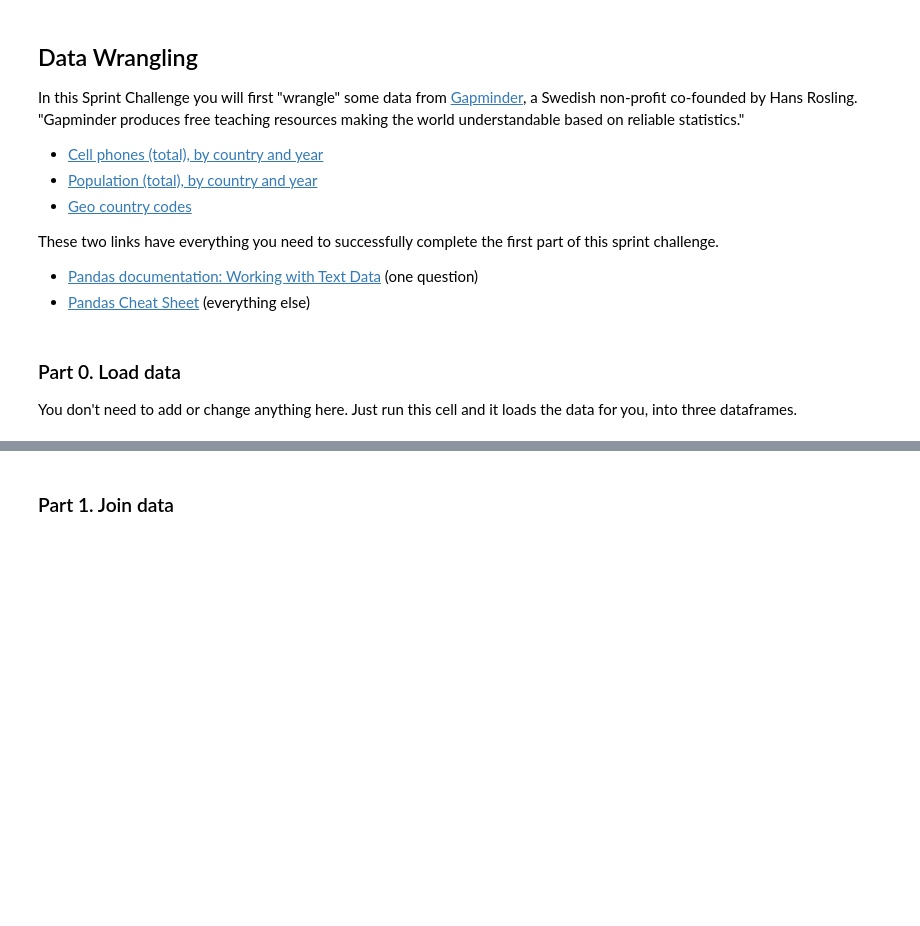
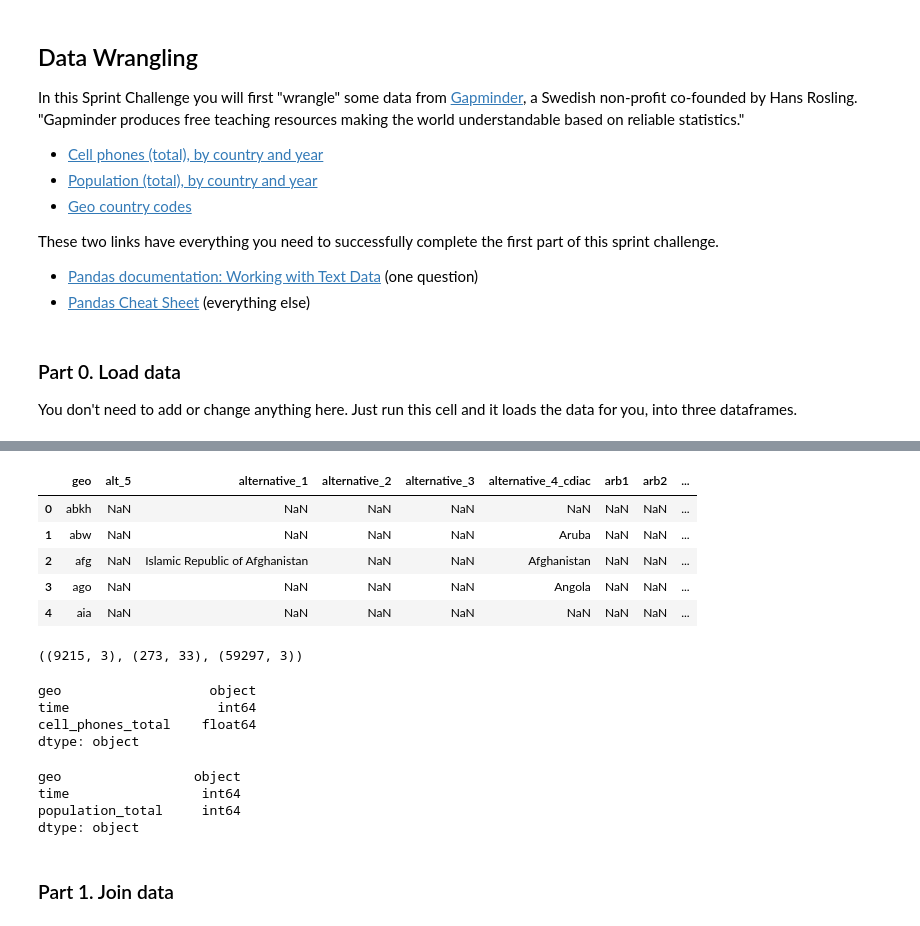
Before and after one commit to AndrewMarksArt/AndrewMarksArt.github.io, a Jupyter notebook: DS_Unit_1_Sprint_Challenge_2_Data_Wrangling_and_Storytelling.ipynb, the cells around one changed output, grey strips where cells are left out. Cells and saved outputs as stored; diff of their text form; code cells hidden in the pictures; blank space fills up the shorter version.

```diff
--- a/DS_Unit_1_Sprint_Challenge_2_Data_Wrangling_and_Storytelling.ipynb
+++ b/DS_Unit_1_Sprint_Challenge_2_Data_Wrangling_and_Storytelling.ipynb
@@ -33,3 +51,30 @@ geo_country_codes = (pd.read_csv('https://raw.githubusercontent.com/open-numbers
+# %%
+geo_country_codes.head() # explore geo_country_codes df
+# %% [output]
+|  | geo | alt_5 | alternative_1 | alternative_2 | alternative_3 | alternative_4_cdiac | arb1 | arb2 | ... |
+| 0 | abkh | NaN | NaN | NaN | NaN | NaN | NaN | NaN | ... |
+| 1 | abw | NaN | NaN | NaN | NaN | Aruba | NaN | NaN | ... |
+| 2 | afg | NaN | Islamic Republic of Afghanistan | NaN | NaN | Afghanistan | NaN | NaN | ... |
+| 3 | ago | NaN | NaN | NaN | NaN | Angola | NaN | NaN | ... |
+| 4 | aia | NaN | NaN | NaN | NaN | NaN | NaN | NaN | ... |
+# %%
+cell_phones.shape, geo_country_codes.shape, population.shape # look at the shape of all df's
+# %% [output]
+((9215, 3), (273, 33), (59297, 3))
+# %%
+cell_phones.dtypes # explore data types before merging with population
+# %% [output]
+geo                   object
+time                   int64
+cell_phones_total    float64
+dtype: object
+# %%
+population.dtypes # explore data types before merging with cell_phones
+# %% [output]
+geo                 object
+time                 int64
+population_total     int64
+dtype: object
 # %% [markdown]
 ### Part 1. Join data
 # %% [markdown]
```
Also changed, not shown: parts of 8 cells of this notebook.
